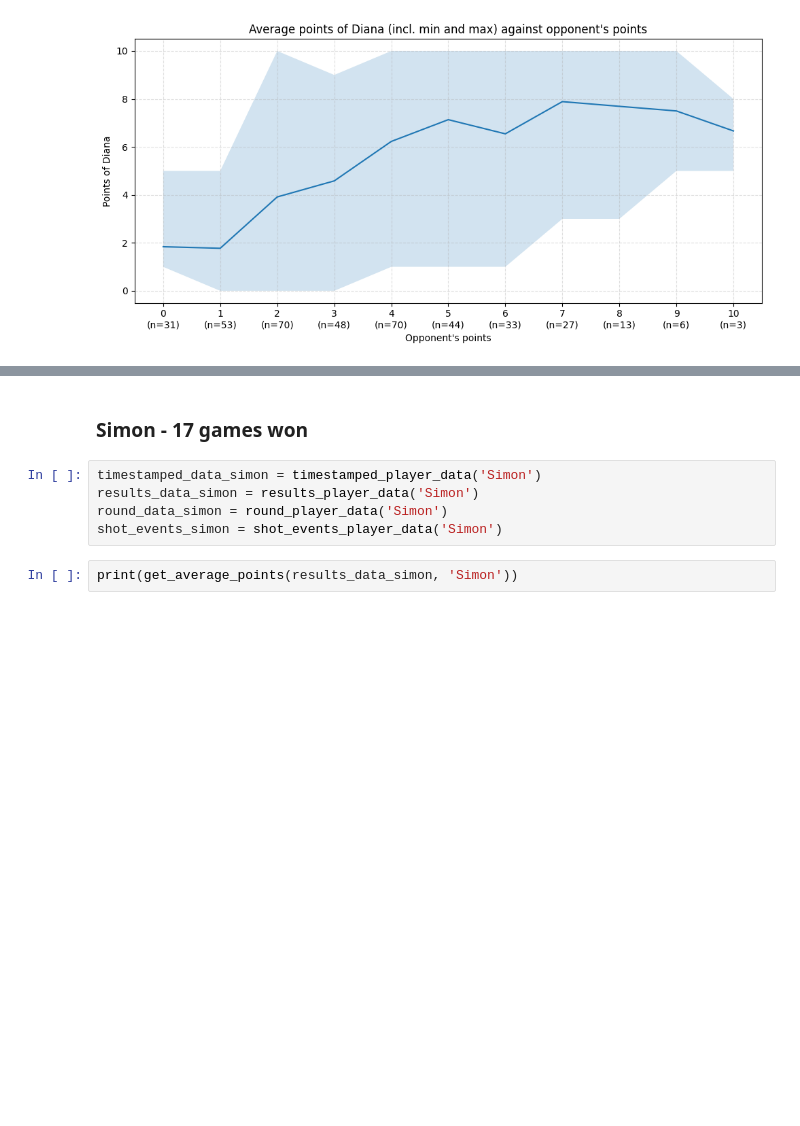
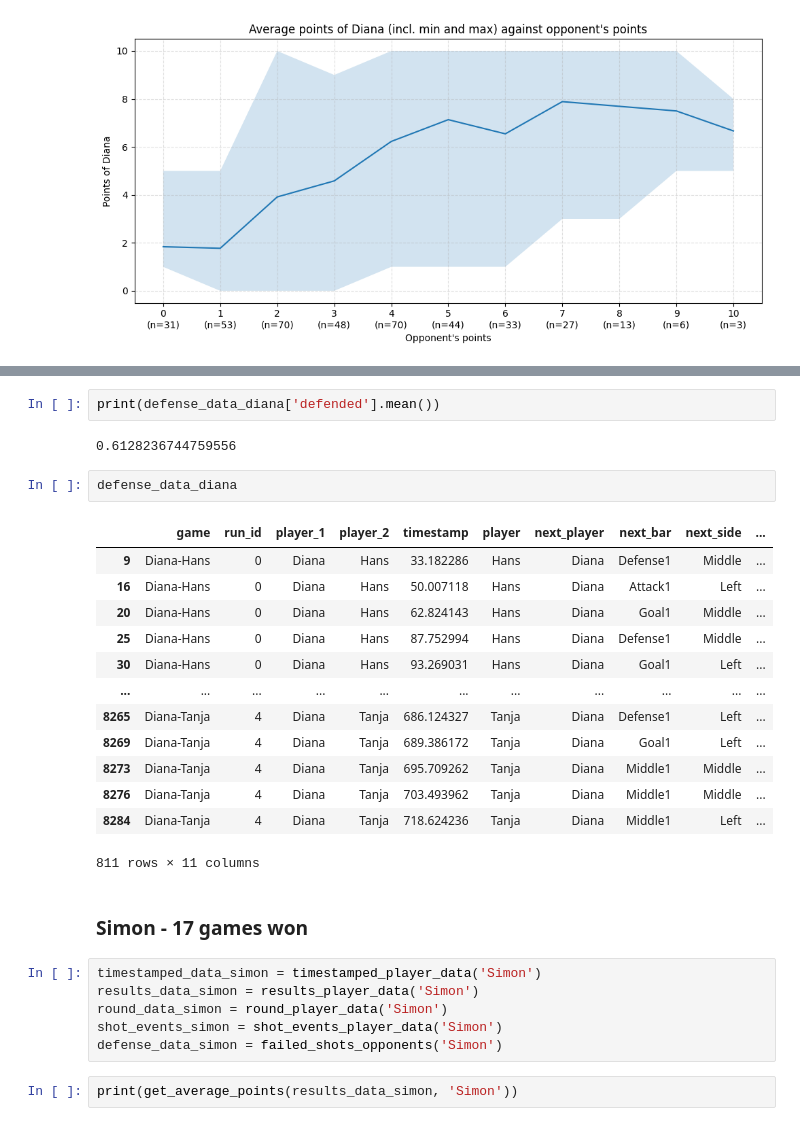
Before and after one commit to Rutvik-rn/Kicker-Strategy, a Jupyter notebook: notebook.ipynb, the cells around one changed output, grey strips where cells are left out. Saved outputs shown, nothing was run; the diff lists cells and outputs as text; blank space fills up the shorter version.

```diff
--- a/notebook.ipynb
+++ b/notebook.ipynb
@@ -727,3 +759,23 @@ plot_shot_heatmap(shot_events_diana, "Diana", successful=False)
+# %%
+print(defense_data_diana['defended'].mean())
+# %% [output]
+0.6128236744759556
+# %%
+defense_data_diana
+# %% [output]
+|  | game | run_id | player_1 | player_2 | timestamp | player | next_player | next_bar | next_side | ... |
+| 9 | Diana-Hans | 0 | Diana | Hans | 33.182286 | Hans | Diana | Defense1 | Middle | ... |
+| 16 | Diana-Hans | 0 | Diana | Hans | 50.007118 | Hans | Diana | Attack1 | Left | ... |
+| 20 | Diana-Hans | 0 | Diana | Hans | 62.824143 | Hans | Diana | Goal1 | Middle | ... |
+| 25 | Diana-Hans | 0 | Diana | Hans | 87.752994 | Hans | Diana | Defense1 | Middle | ... |
+| 30 | Diana-Hans | 0 | Diana | Hans | 93.269031 | Hans | Diana | Goal1 | Left | ... |
+| ... | ... | ... | ... | ... | ... | ... | ... | ... | ... | ... |
+| 8265 | Diana-Tanja | 4 | Diana | Tanja | 686.124327 | Tanja | Diana | Defense1 | Left | ... |
+| 8269 | Diana-Tanja | 4 | Diana | Tanja | 689.386172 | Tanja | Diana | Goal1 | Left | ... |
+| 8273 | Diana-Tanja | 4 | Diana | Tanja | 695.709262 | Tanja | Diana | Middle1 | Middle | ... |
+| 8276 | Diana-Tanja | 4 | Diana | Tanja | 703.493962 | Tanja | Diana | Middle1 | Middle | ... |
+| 8284 | Diana-Tanja | 4 | Diana | Tanja | 718.624236 | Tanja | Diana | Middle1 | Left | ... |
+811 rows × 11 columns
 # %% [markdown]
 ### Simon - 17 games won
 # %%
@@ -731,6 +783,7 @@ timestamped_data_simon = timestamped_player_data('Simon')
 results_data_simon = results_player_data('Simon')
 round_data_simon = round_player_data('Simon')
 shot_events_simon = shot_events_player_data('Simon')
+defense_data_simon = failed_shots_opponents('Simon')
 # %%
 print(get_average_points(results_data_simon, 'Simon'))
 # %% [output]
```
Also changed, not shown: parts of 19 cells of this notebook.
